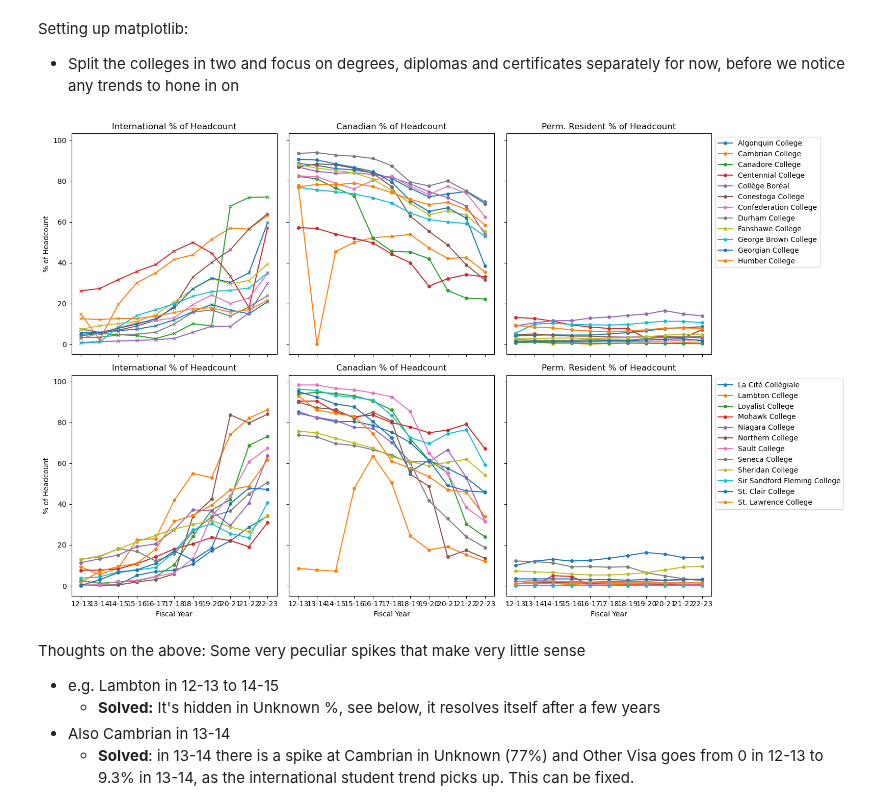
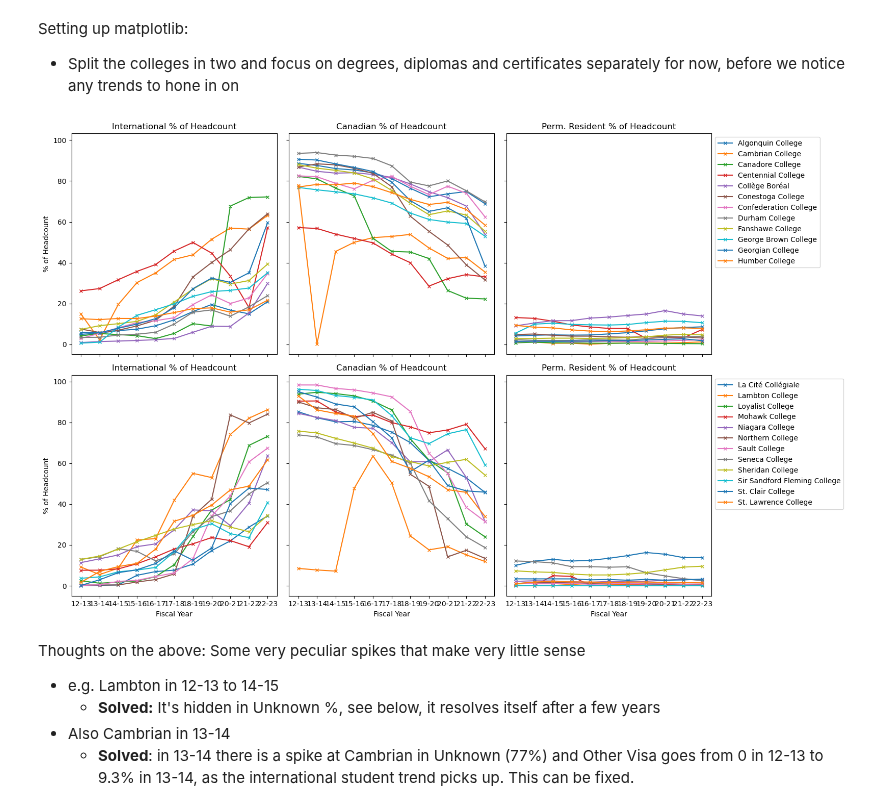
Before and after one commit to tjjdoherty/canadian-psi-project, a Jupyter notebook: on_colleges_notebooks/on_college_imm_status.ipynb, the cells around one changed output. Cells and saved outputs as stored; diff of their text form; code cells hidden in the pictures.

```diff
--- a/on_colleges_notebooks/on_college_imm_status.ipynb
+++ b/on_colleges_notebooks/on_college_imm_status.ipynb
@@ -456,7 +458,7 @@ for college in colleges_first_half:
         college_data['Fiscal Year'],
         college_data['Canadian %'],
         label=college,
-        marker='o',
+        marker='x',
         markersize=4
     )
 axes[0, 1].set_title('Canadian % of Headcount')
@@ -468,7 +470,7 @@ for college in colleges_first_half:
         college_data['Fiscal Year'],
         college_data['Perm. Resident %'],
         label=college,
-        marker='o',
+        marker='x',
         markersize=4
     )
 axes[0, 2].set_title('Perm. Resident % of Headcount')
@@ -482,7 +484,7 @@ for college in colleges_second_half:
         college_data['Fiscal Year'],
         college_data['International %'],
         label=college,
-        marker='o',
+        marker='x',
         markersize=4
     )
 axes[1, 0].set_title('International % of Headcount')
@@ -491,36 +493,36 @@ axes[1, 0].set_xlabel('Fiscal Year')
 
 # Fifth plot: Canadian % of Headcount
 for college in colleges_second_half:
     college_data = status_df[status_df['College Name'] == college]
     axes[1, 1].plot(
         college_data['Fiscal Year'],
         college_data['Canadian %'],
         label=college,
-        marker='o',
+        marker='x',
         markersize=4
     )
 axes[1, 1].set_title('Canadian % of Headcount')
 axes[1, 1].set_xlabel('Fiscal Year')
 
 # Sixth plot: Perm. Resident % of Headcount with legend
 for college in colleges_second_half:
     college_data = status_df[status_df['College Name'] == college]
     axes[1, 2].plot(
         college_data['Fiscal Year'],
         college_data['Perm. Resident %'],
         label=college,
-        marker='o',
+        marker='x',
         markersize=4
     )
 axes[1, 2].set_title('Perm. Resident % of Headcount')
 axes[1, 2].set_xlabel('Fiscal Year')
 axes[1, 2].legend(loc='upper left', bbox_to_anchor=(1, 1))  # Just one legend for the second row
 
 # Adjust layout and display the plot
 plt.tight_layout()
 plt.show()
 # %% [output]
-[figure, old version]
+[figure, new version]
 # %% [markdown]
 Thoughts on the above:
 Some very peculiar spikes that make very little sense
```
Also changed, not shown: parts of 2 cells of this notebook, 1 other file.
